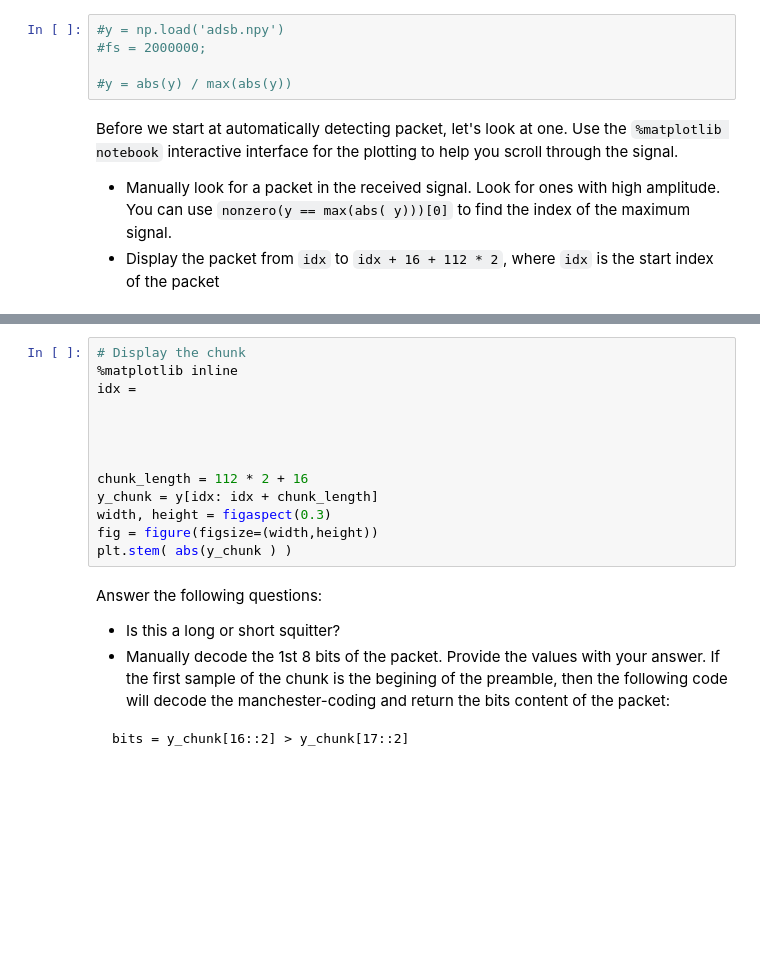
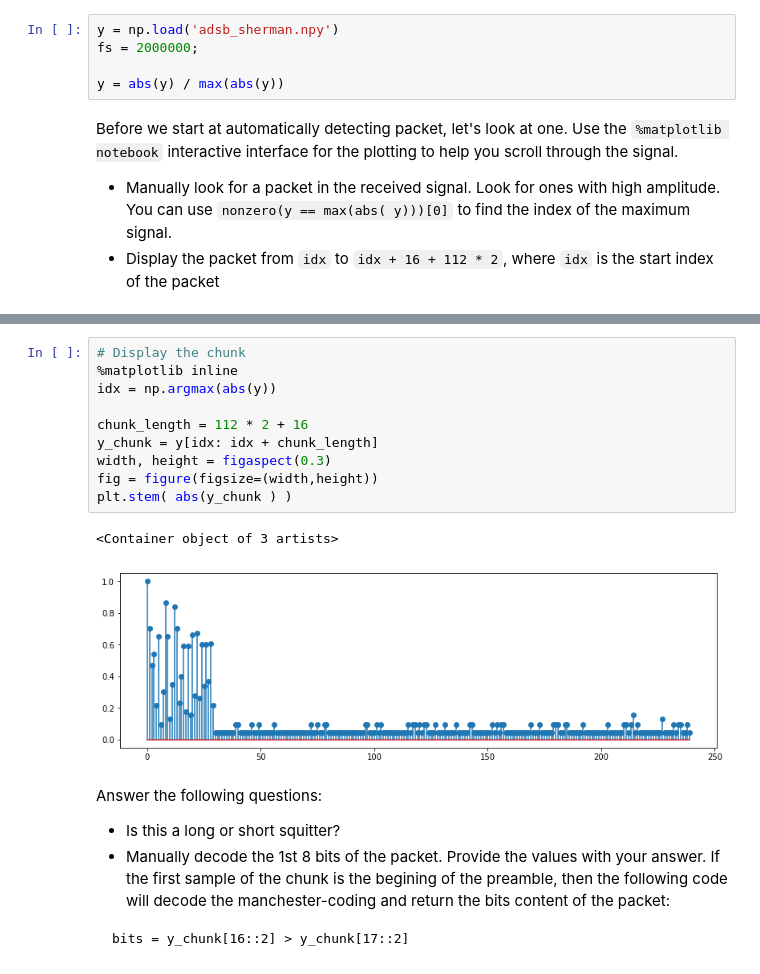
Before and after one commit to lm-t/ee123-labs, a Jupyter notebook: lab2/lab2-Part-III-SDR-ADSB.ipynb, the cells around one changed output, grey strips where cells are left out. Cells and saved outputs as stored; diff of their text form; blank space fills up the shorter version.

```diff
--- a/lab2/lab2-Part-III-SDR-ADSB.ipynb
+++ b/lab2/lab2-Part-III-SDR-ADSB.ipynb
@@ -138,8 +158,8 @@ gc.collect(2)
 # %%
-#y = np.load('adsb.npy')
-#fs = 2000000;
+y = np.load('adsb_sherman.npy')
+fs = 2000000;
 
-#y = abs(y) / max(abs(y))
+y = abs(y) / max(abs(y))
 # %% [markdown]
 Before we start at automatically detecting packet, let's look at one. Use the ``%matplotlib notebook`` interactive interface for the plotting to help you scroll through the signal.
 
@@ -157,16 +181,16 @@ xlabel('samples')
 # %%
 # Display the chunk
 %matplotlib inline
-idx =
-
-
-
+idx = np.argmax(abs(y))
 
 chunk_length = 112 * 2 + 16
 y_chunk = y[idx: idx + chunk_length]
 width, height = figaspect(0.3)
 fig = figure(figsize=(width,height))
 plt.stem( abs(y_chunk ) )
+# %% [output]
+<Container object of 3 artists>
+[figure, added]
 # %% [markdown]
 Answer the following questions:
 
```
Also changed, not shown: parts of 39 cells of this notebook, 1 other file.
